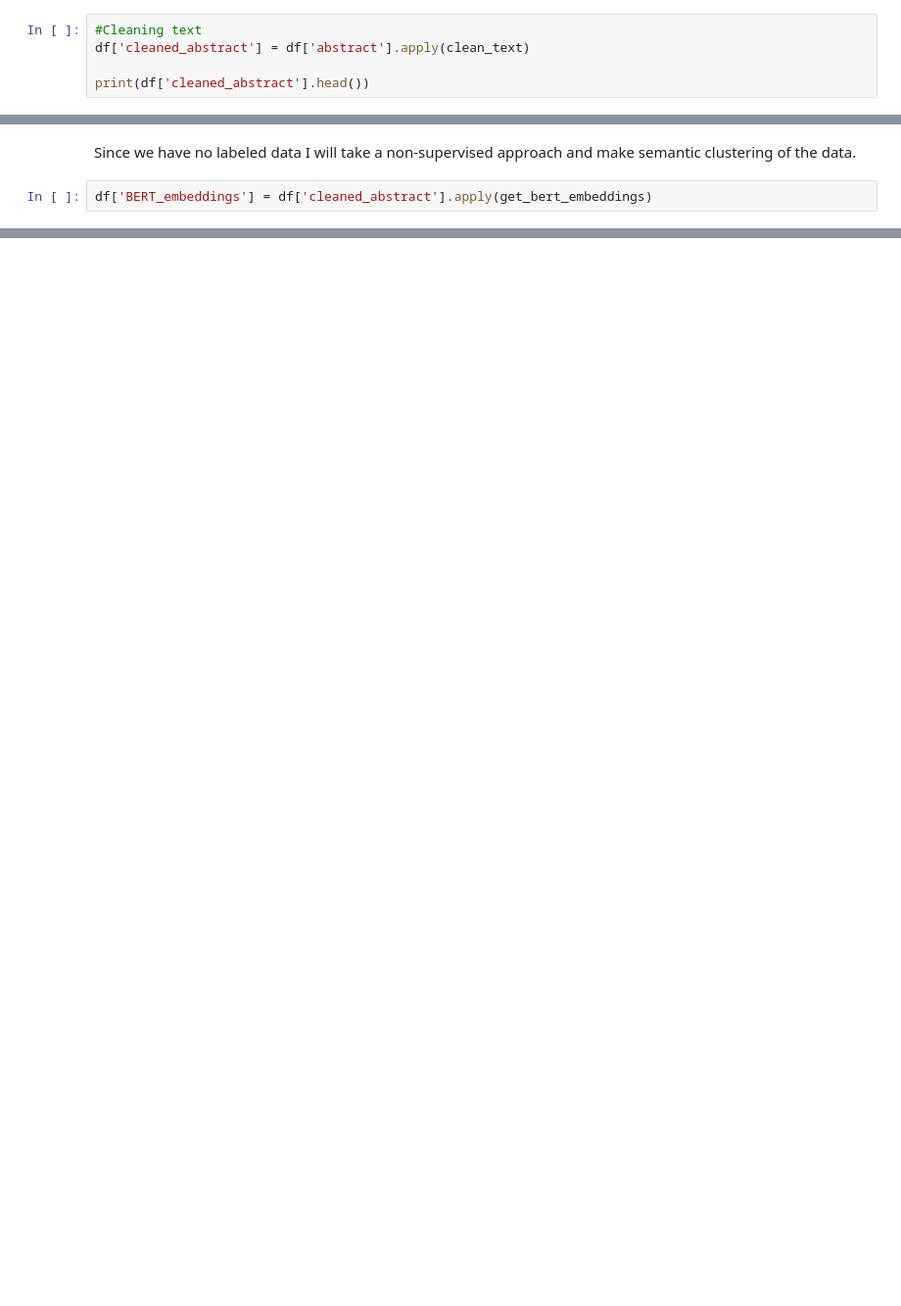
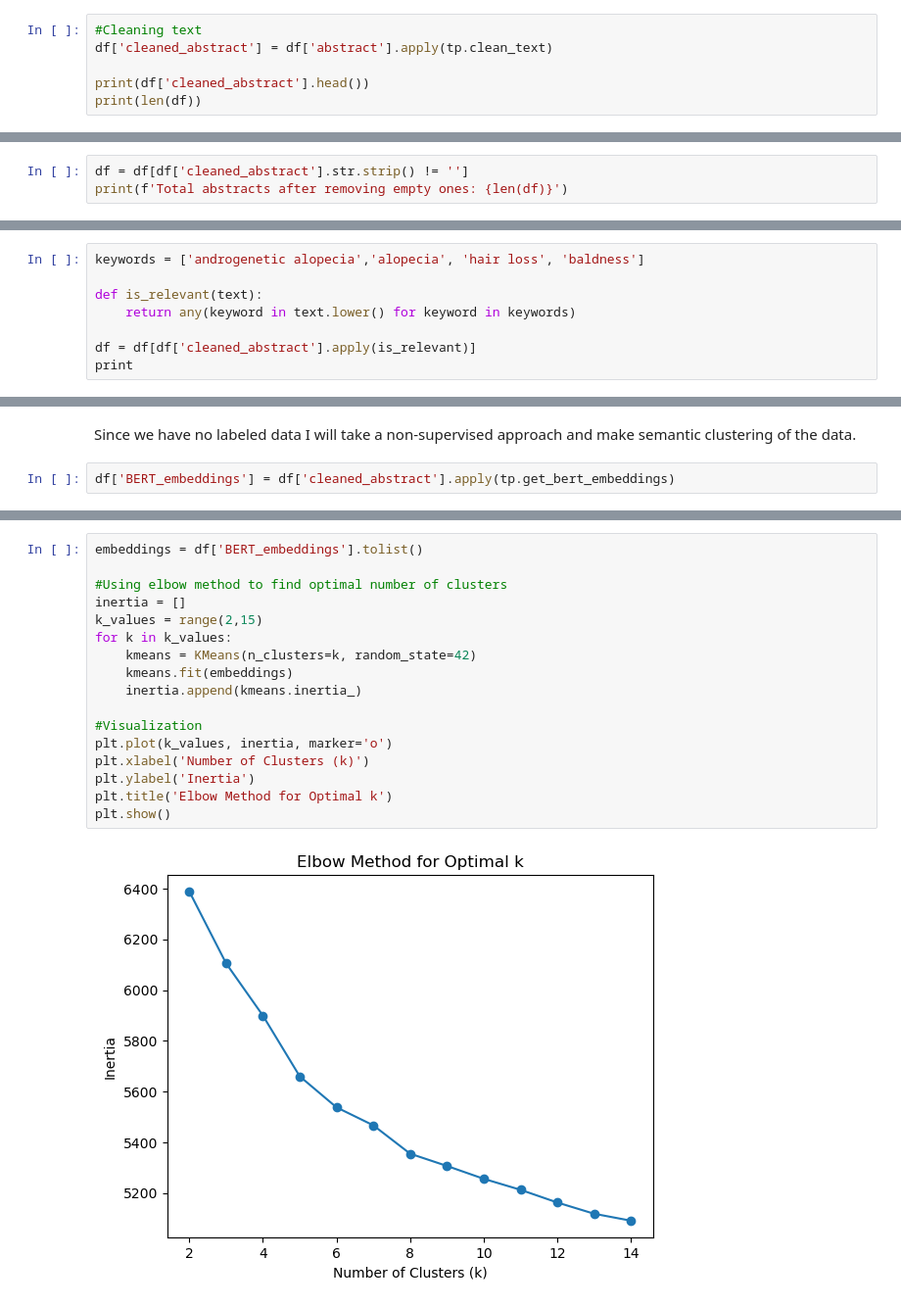
Before and after one commit to branmazate/alopecia_predictor, a Jupyter notebook: notebooks/01-EDA.ipynb, the cells around one changed output, grey strips where cells are left out. Shown: that part at 98% size. Cells and saved outputs as stored; diff of their text form; blank space fills up the shorter version.

Commit message:
ADD: cluster selection and interpretation logic and plot wordcloud function in utils

```diff
--- a/notebooks/01-EDA.ipynb
+++ b/notebooks/01-EDA.ipynb
@@ -25,9 +22,10 @@ df = pd.read_sql_query("SELECT * FROM pubmed_data", connection)
 connection.close()
 # %%
 #Cleaning text
-df['cleaned_abstract'] = df['abstract'].apply(clean_text)
+df['cleaned_abstract'] = df['abstract'].apply(tp.clean_text)
 
 print(df['cleaned_abstract'].head())
+print(len(df))
 # %% [output]
 0    recurrent highgrade intracranial malignancy gr...
 1    purpose smallcell lung cancer sclc account app...
@@ -37,0 +37,3 @@ Name: cleaned_abstract, dtype: object
+# %%
+df = df[df['cleaned_abstract'].str.strip() != '']
+print(f'Total abstracts after removing empty ones: {len(df)}')
@@ -37,0 +42,8 @@ Name: cleaned_abstract, dtype: object
+# %%
+keywords = ['androgenetic alopecia','alopecia', 'hair loss', 'baldness']
+
+def is_relevant(text):
+    return any(keyword in text.lower() for keyword in keywords)
+
+df = df[df['cleaned_abstract'].apply(is_relevant)]
+print
@@ -38,4 +52,4 @@ Name: cleaned_abstract, dtype: object
 # %% [markdown]
 Since we have no labeled data I will take a non-supervised approach and make semantic clustering of the data.
 # %%
-df['BERT_embeddings'] = df['cleaned_abstract'].apply(get_bert_embeddings)
+df['BERT_embeddings'] = df['cleaned_abstract'].apply(tp.get_bert_embeddings)
@@ -52,0 +58,19 @@ Topic 4:
+# %%
+embeddings = df['BERT_embeddings'].tolist()
+
+#Using elbow method to find optimal number of clusters
+inertia = []
+k_values = range(2,15)
+for k in k_values:
+    kmeans = KMeans(n_clusters=k, random_state=42)
+    kmeans.fit(embeddings)
+    inertia.append(kmeans.inertia_)
+
+#Visualization
+plt.plot(k_values, inertia, marker='o')
+plt.xlabel('Number of Clusters (k)')
+plt.ylabel('Inertia')
+plt.title('Elbow Method for Optimal k')
+plt.show()
+# %% [output]
+[figure, added]
```
Also changed, not shown: parts of 12 cells of this notebook, 4 other files.
